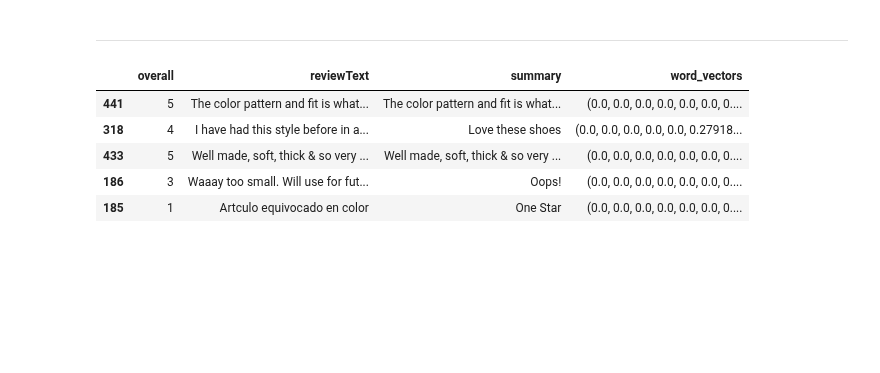
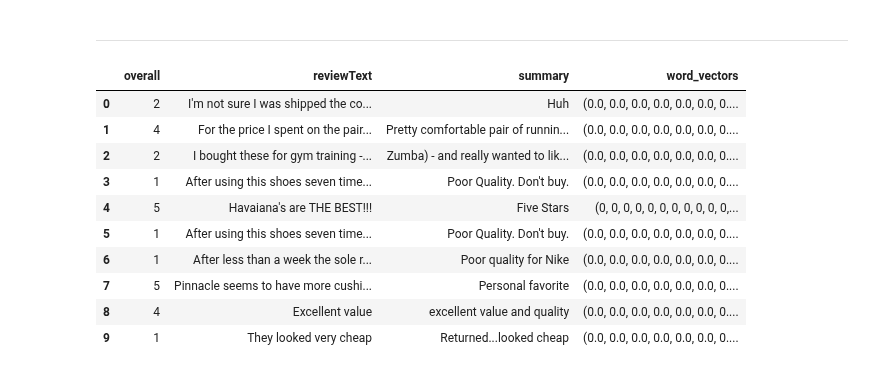
Before and after one commit to Phantomias3782/AmazonReviews, a Jupyter notebook: AmazonReviews_SentimentAnalysis.ipynb, the cells around one changed output. Saved outputs shown, nothing was run; the diff lists cells and outputs as text; code cells hidden in the pictures; blank space fills up the shorter version.

```diff
--- a/AmazonReviews_SentimentAnalysis.ipynb
+++ b/AmazonReviews_SentimentAnalysis.ipynb
@@ -257,9 +122,11 @@ def create_word_vector_dict(review_dict, idf_dict):
 # %%
+# methods defined in word_vectorization.py
+
 # create review_dict
 review_dict = create_tf_vector_all_reviews(data_balanced)
 
 # create idf dict
-idf_dict = create_idf_dictionary(tf_dict)
+idf_dict = create_idf_dictionary(review_dict)
 
 # create word_vec_dict
 word_vec_dict = create_word_vector_dict(review_dict, idf_dict)
@@ -284,6 +151,9 @@ train_data, test_data = train_test_split(data_balanced,
                                          shuffle=True,
                                          stratify = data_balanced["overall"]
                                         )
+
+train_data = train_data.reset_index(drop = True)
+test_data = test_data.reset_index(drop = True)
 # %% [markdown]
 -------
 # %% [markdown]
@@ -293,11 +163,16 @@ train_data, test_data = train_test_split(data_balanced,
 # %%
 # now implement naive bayes
 # %%
-train_data.head()
+train_data.head(10)
 # %% [output]
 |  | overall | reviewText | summary | word_vectors |
-| 441 | 5 | The color pattern and fit is what... | The color pattern and fit is what... | (0.0, 0.0, 0.0, 0.0, 0.0, 0.0, 0.... |
-| 318 | 4 | I have had this style before in a... | Love these shoes | (0.0, 0.0, 0.0, 0.0, 0.0, 0.27918... |
-| 433 | 5 | Well made, soft, thick & so very ... | Well made, soft, thick & so very ... | (0.0, 0.0, 0.0, 0.0, 0.0, 0.0, 0.... |
-| 186 | 3 | Waaay too small. Will use for fut... | Oops! | (0.0, 0.0, 0.0, 0.0, 0.0, 0.0, 0.... |
-| 185 | 1 | Artculo equivocado en color | One Star | (0.0, 0.0, 0.0, 0.0, 0.0, 0.0, 0.... |
+| 0 | 2 | I'm not sure I was shipped the co... | Huh | (0.0, 0.0, 0.0, 0.0, 0.0, 0.0, 0.... |
+| 1 | 4 | For the price I spent on the pair... | Pretty comfortable pair of runnin... | (0.0, 0.0, 0.0, 0.0, 0.0, 0.0, 0.... |
+| 2 | 2 | I bought these for gym training -... | Zumba) - and really wanted to lik... | (0.0, 0.0, 0.0, 0.0, 0.0, 0.0, 0.... |
+| 3 | 1 | After using this shoes seven time... | Poor Quality. Don't buy. | (0.0, 0.0, 0.0, 0.0, 0.0, 0.0, 0.... |
+| 4 | 5 | Havaiana's are THE BEST!!! | Five Stars | (0, 0, 0, 0, 0, 0, 0, 0, 0, 0, 0,... |
+| 5 | 1 | After using this shoes seven time... | Poor Quality. Don't buy. | (0.0, 0.0, 0.0, 0.0, 0.0, 0.0, 0.... |
+| 6 | 1 | After less than a week the sole r... | Poor quality for Nike | (0.0, 0.0, 0.0, 0.0, 0.0, 0.0, 0.... |
+| 7 | 5 | Pinnacle seems to have more cushi... | Personal favorite | (0.0, 0.0, 0.0, 0.0, 0.0, 0.0, 0.... |
+| 8 | 4 | Excellent value | excellent value and quality | (0.0, 0.0, 0.0, 0.0, 0.0, 0.0, 0.... |
+| 9 | 1 | They looked very cheap | Returned...looked cheap | (0.0, 0.0, 0.0, 0.0, 0.0, 0.0, 0.... |
```
Also changed, not shown: parts of 14 cells of this notebook.
